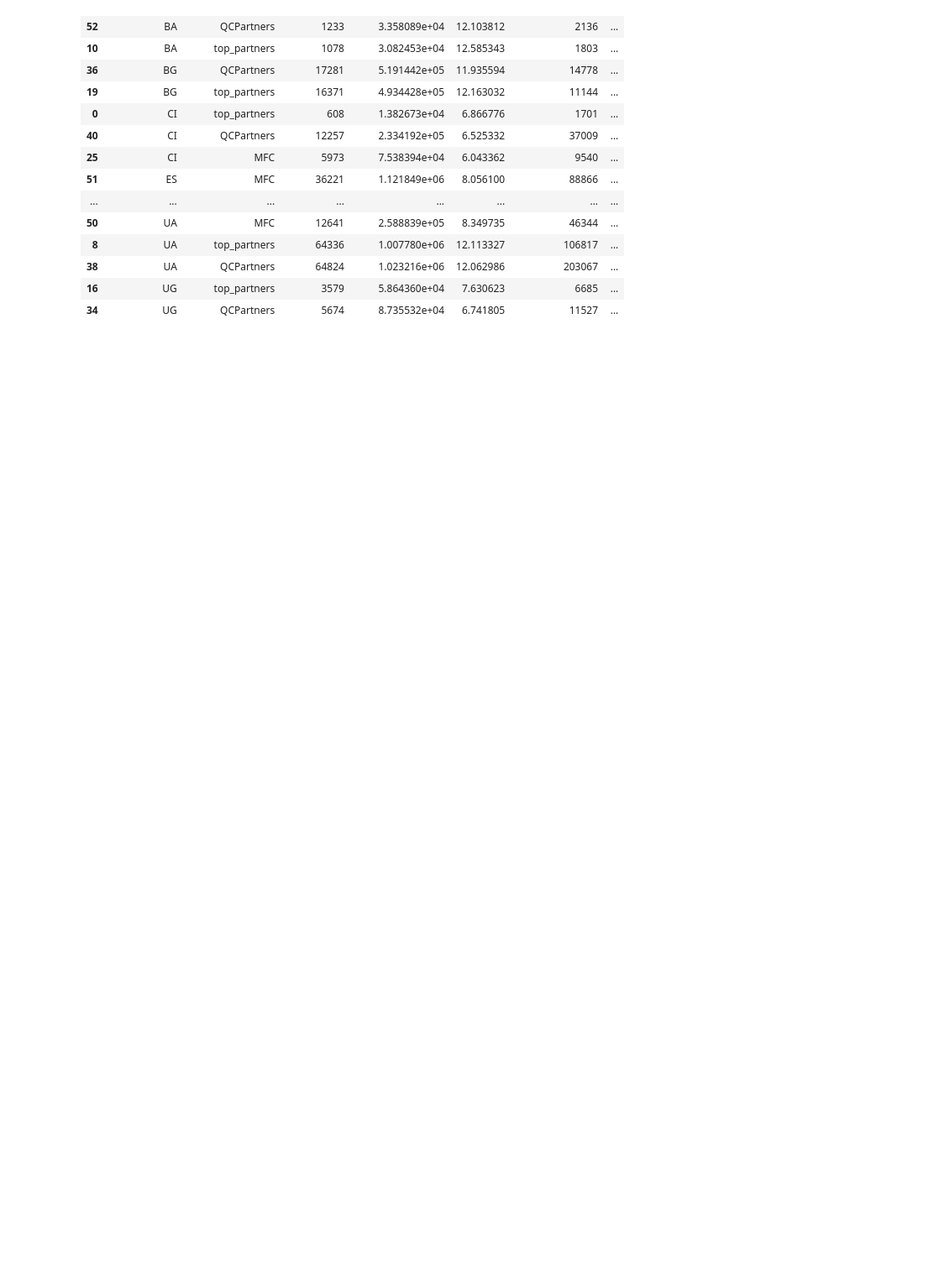
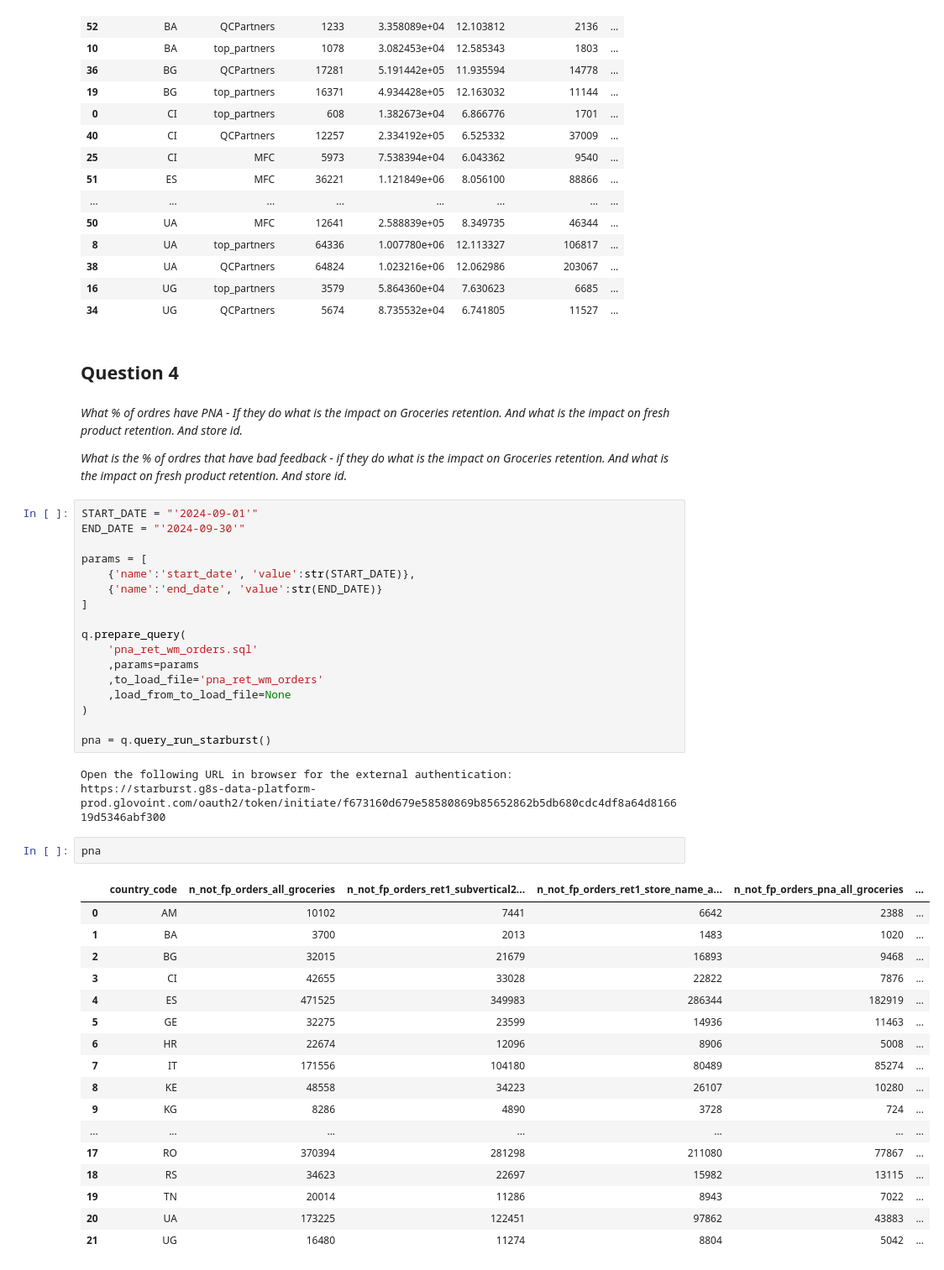
Before and after one commit to JordiCremades4444/central-node, a Jupyter notebook: notebooks/982_2024_10_05_fresh_products/fresh_products.ipynb, the cells around one changed output. Shown at 84% size. Drawn from its saved outputs; the diff is of its cells as text; blank space fills up the shorter version.

Commit message:
progress in fresh products

```diff
--- a/notebooks/982_2024_10_05_fresh_products/fresh_products.ipynb
+++ b/notebooks/982_2024_10_05_fresh_products/fresh_products.ipynb
@@ -566,3 +625,49 @@ aov.sort_values(by='country_code')
 | 38 | UA | QCPartners | 64824 | 1.023216e+06 | 12.062986 | 203067 | ... |
 | 16 | UG | top_partners | 3579 | 5.864360e+04 | 7.630623 | 6685 | ... |
 | 34 | UG | QCPartners | 5674 | 8.735532e+04 | 6.741805 | 11527 | ... |
+# %% [markdown]
+## Question 4
+# %% [markdown]
+*What % of ordres have PNA - If they do what is the impact on Groceries retention. And what is the impact on fresh product retention. And store id.*
+
+*What is the % of ordres that have bad feedback - if they do what is the impact on Groceries retention. And what is the impact on fresh product retention. And store id.*
+# %%
+START_DATE = "'2024-09-01'"
+END_DATE = "'2024-09-30'"
+
+params = [
+    {'name':'start_date', 'value':str(START_DATE)},
+    {'name':'end_date', 'value':str(END_DATE)}
+]
+
+q.prepare_query(
+    'pna_ret_wm_orders.sql'
+    ,params=params
+    ,to_load_file='pna_ret_wm_orders'
+    ,load_from_to_load_file=None
+)
+
+pna = q.query_run_starburst()
+# %% [output]
+Open the following URL in browser for the external authentication:
+https://starburst.g8s-data-platform-prod.glovoint.com/oauth2/token/initiate/f673160d679e58580869b85652862b5db680cdc4df8a64d816619d5346abf300
+# %%
+pna
+# %% [output]
+|  | country_code | n_not_fp_orders_all_groceries | n_not_fp_orders_ret1_subvertical2... | n_not_fp_orders_ret1_store_name_a... | n_not_fp_orders_pna_all_groceries | ... |
+| 0 | AM | 10102 | 7441 | 6642 | 2388 | ... |
+| 1 | BA | 3700 | 2013 | 1483 | 1020 | ... |
+| 2 | BG | 32015 | 21679 | 16893 | 9468 | ... |
+| 3 | CI | 42655 | 33028 | 22822 | 7876 | ... |
+| 4 | ES | 471525 | 349983 | 286344 | 182919 | ... |
+| 5 | GE | 32275 | 23599 | 14936 | 11463 | ... |
+| 6 | HR | 22674 | 12096 | 8906 | 5008 | ... |
+| 7 | IT | 171556 | 104180 | 80489 | 85274 | ... |
+| 8 | KE | 48558 | 34223 | 26107 | 10280 | ... |
+| 9 | KG | 8286 | 4890 | 3728 | 724 | ... |
+| ... | ... | ... | ... | ... | ... | ... |
+| 17 | RO | 370394 | 281298 | 211080 | 77867 | ... |
+| 18 | RS | 34623 | 22697 | 15982 | 13115 | ... |
+| 19 | TN | 20014 | 11286 | 8943 | 7022 | ... |
+| 20 | UA | 173225 | 122451 | 97862 | 43883 | ... |
+| 21 | UG | 16480 | 11274 | 8804 | 5042 | ... |
```
Also changed, not shown: parts of 7 cells of this notebook, 1 other file.
